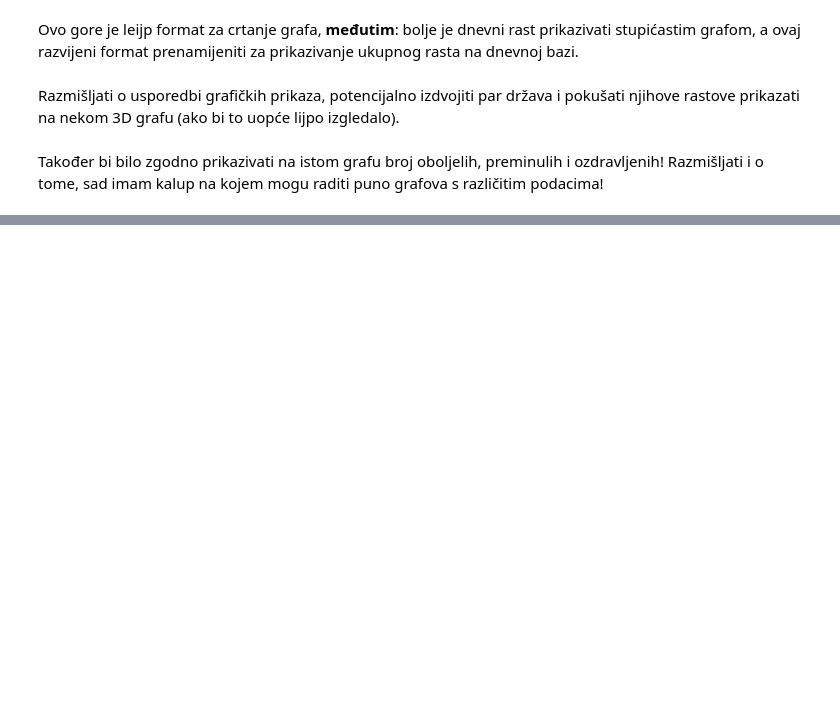
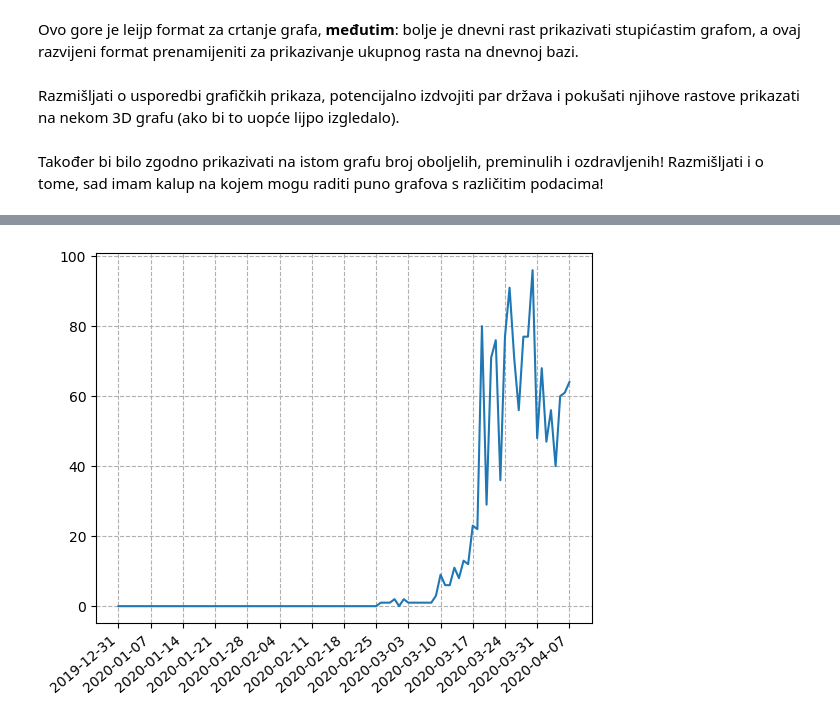
Before and after one commit to dominikmik195/mat_soft, a Jupyter notebook: corona.ipynb, the cells around one changed output, grey strips where cells are left out. Saved outputs shown, nothing was run; the diff lists cells and outputs as text; code cells hidden in the pictures; blank space fills up the shorter version.

```diff
--- a/corona.ipynb
+++ b/corona.ipynb
@@ -373,0 +532,4 @@ Također bi bilo zgodno prikazivati na istom grafu broj oboljelih, preminulih i
+# %%
+prikazi_stopu2('Croatia')
+# %% [output]
+[figure, added]
```
Also changed, not shown: parts of 37 cells of this notebook, 3 other files.
